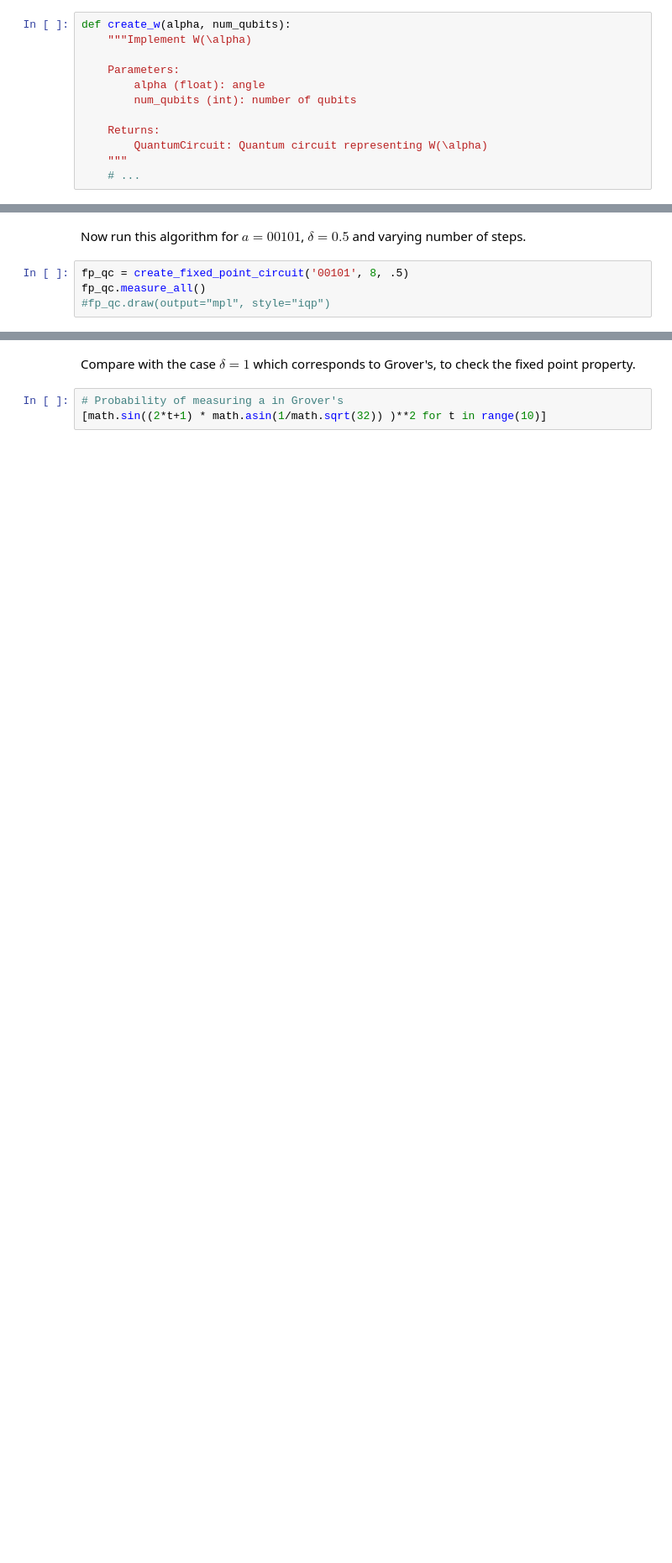
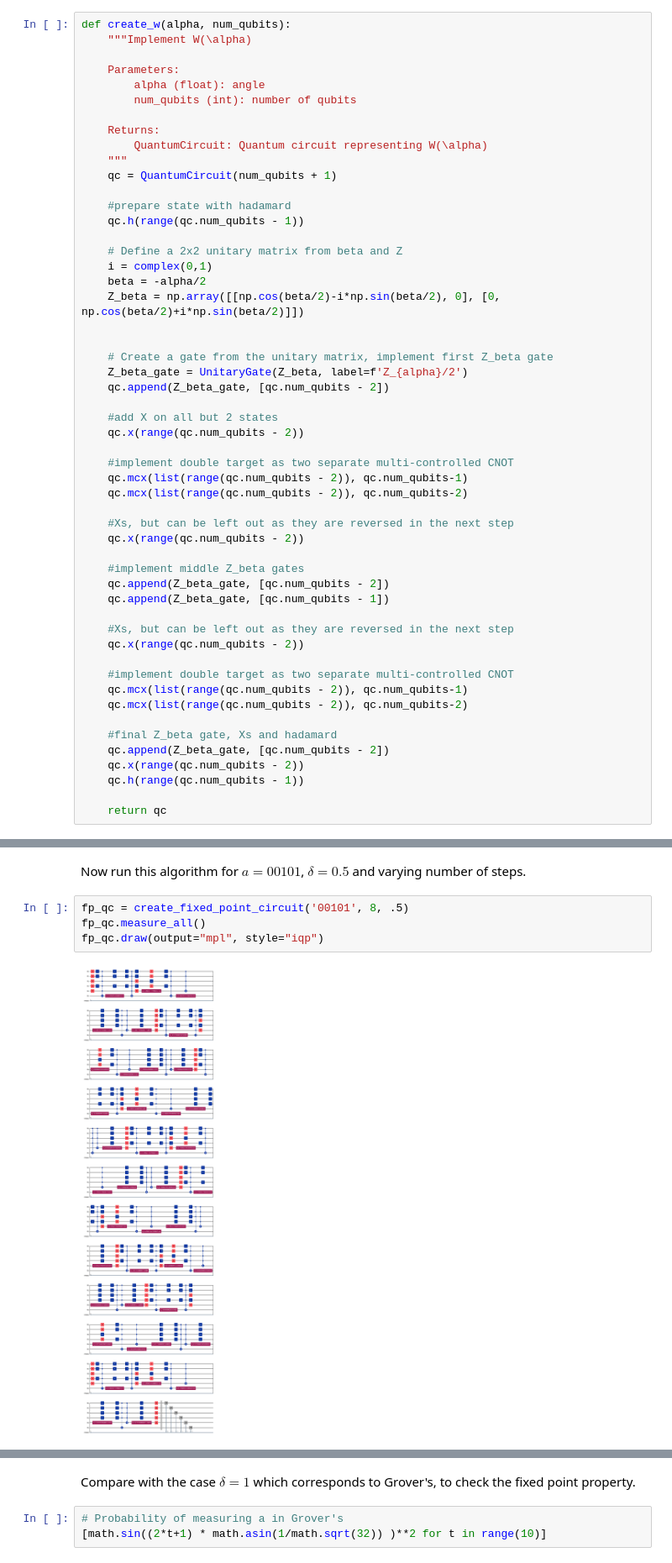
Before and after one commit to moritzhauschulz/my_QC, a Jupyter notebook: cw/CW2324.ipynb, the cells around one changed output, grey strips where cells are left out. Shown at 84% size. Saved outputs shown, nothing was run; the diff lists cells and outputs as text; blank space fills up the shorter version.

```diff
--- a/cw/CW2324.ipynb
+++ b/cw/CW2324.ipynb
@@ -106,4 +173,45 @@ def create_w(alpha, num_qubits):
     Returns:
         QuantumCircuit: Quantum circuit representing W(\alpha)
     """
-    # ...
+    qc = QuantumCircuit(num_qubits + 1)
+
+    #prepare state with hadamard
+    qc.h(range(qc.num_qubits - 1))
+
+    # Define a 2x2 unitary matrix from beta and Z
+    i = complex(0,1)
+    beta = -alpha/2
+    Z_beta = np.array([[np.cos(beta/2)-i*np.sin(beta/2), 0], [0, np.cos(beta/2)+i*np.sin(beta/2)]])
+
+
+    # Create a gate from the unitary matrix, implement first Z_beta gate
+    Z_beta_gate = UnitaryGate(Z_beta, label=f'Z_{alpha}/2')
+    qc.append(Z_beta_gate, [qc.num_qubits - 2])
+
+    #add X on all but 2 states
+    qc.x(range(qc.num_qubits - 2))
+
+    #implement double target as two separate multi-controlled CNOT
+    qc.mcx(list(range(qc.num_qubits - 2)), qc.num_qubits-1)
+    qc.mcx(list(range(qc.num_qubits - 2)), qc.num_qubits-2)
+
+    #Xs, but can be left out as they are reversed in the next step
+    qc.x(range(qc.num_qubits - 2))
+
+    #implement middle Z_beta gates
+    qc.append(Z_beta_gate, [qc.num_qubits - 2])
+    qc.append(Z_beta_gate, [qc.num_qubits - 1])
+
+    #Xs, but can be left out as they are reversed in the next step
+    qc.x(range(qc.num_qubits - 2))
+
+    #implement double target as two separate multi-controlled CNOT
+    qc.mcx(list(range(qc.num_qubits - 2)), qc.num_qubits-1)
+    qc.mcx(list(range(qc.num_qubits - 2)), qc.num_qubits-2)
+
+    #final Z_beta gate, Xs and hadamard
+    qc.append(Z_beta_gate, [qc.num_qubits - 2])
+    qc.x(range(qc.num_qubits - 2))
+    qc.h(range(qc.num_qubits - 1))
+
+    return qc
@@ -164,7 +277,9 @@ Now run this algorithm for $a=00101$, $\delta=0.5$ and varying number of steps.
 # %%
 fp_qc = create_fixed_point_circuit('00101', 8, .5)
 fp_qc.measure_all()
-#fp_qc.draw(output="mpl", style="iqp")
+fp_qc.draw(output="mpl", style="iqp")
+# %% [output]
+[figure, added]
 # %%
 result = AerSimulator().run(fp_qc, shots=1024, memory=True).result()
 counts = result.get_counts()
```
Also changed, not shown: parts of 7 cells of this notebook, 1 other file.
